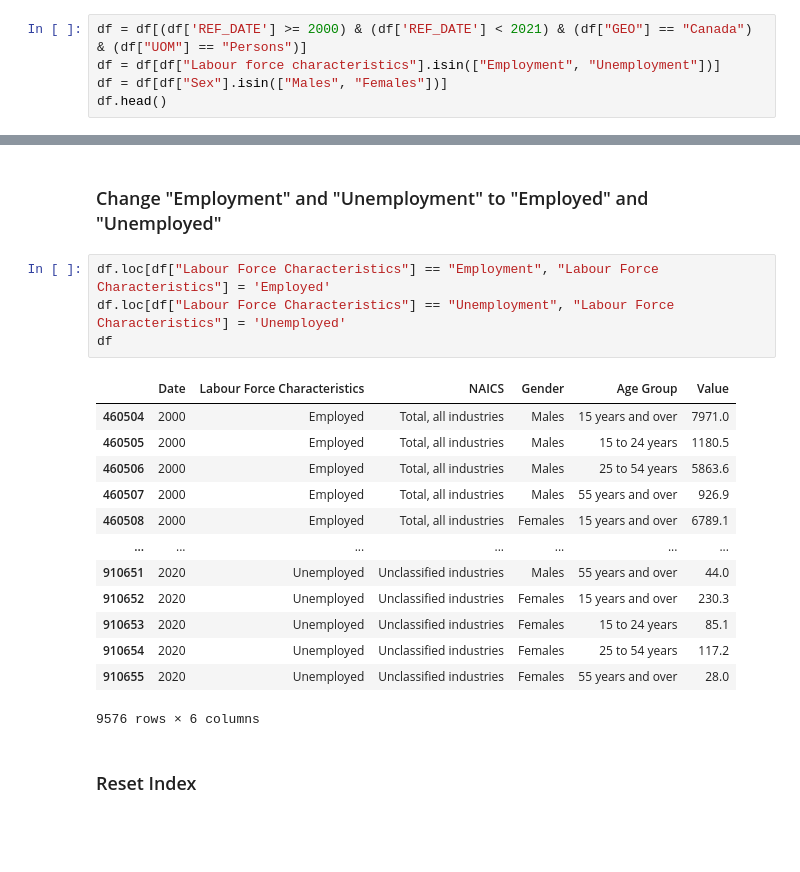
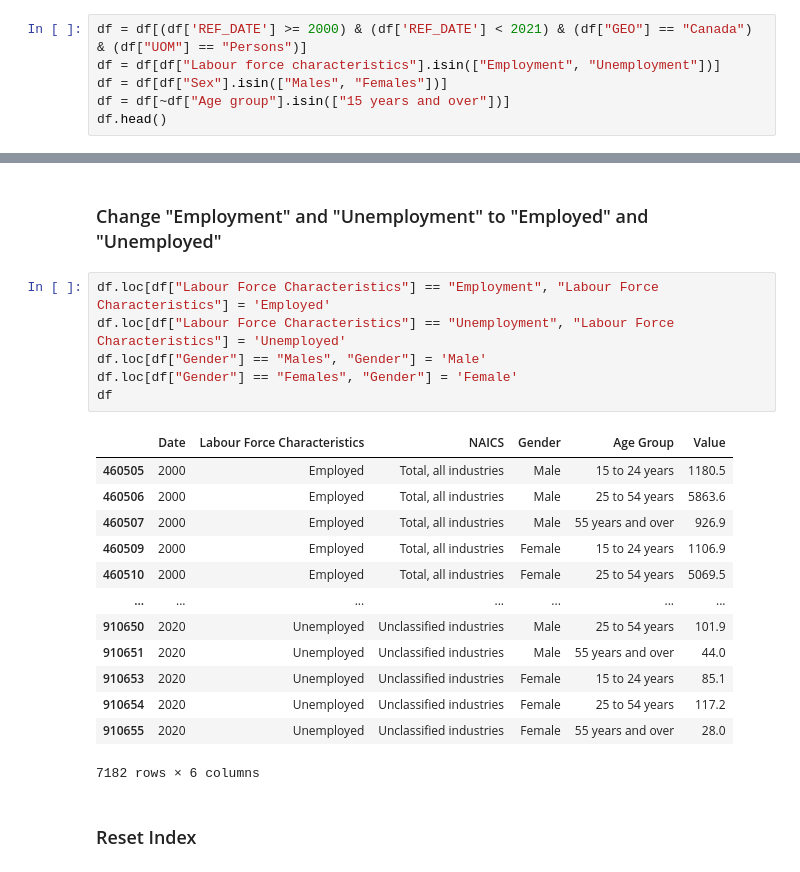
Before and after one commit to KhaledElbasiouni/CSI4142-Project, a Jupyter notebook: data-staging-employment.ipynb, the cells around one changed output, grey strips where cells are left out. Drawn from its saved outputs; the diff is of its cells as text; blank space fills up the shorter version.

Commit message:
Renaming genders and removing aggregated age

```diff
--- a/data-staging-employment.ipynb
+++ b/data-staging-employment.ipynb
@@ -20,6 +20,7 @@ df.head()
 df = df[(df['REF_DATE'] >= 2000) & (df['REF_DATE'] < 2021) & (df["GEO"] == "Canada") & (df["UOM"] == "Persons")]
 df = df[df["Labour force characteristics"].isin(["Employment", "Unemployment"])]
 df = df[df["Sex"].isin(["Males", "Females"])]
+df = df[~df["Age group"].isin(["15 years and over"])]
 df.head()
 # %% [output]
 |  | REF_DATE | GEO | DGUID | Labour force characteristics | North American Industry Classific... | Sex | Age group | UOM | ... |
@@ -67,21 +66,23 @@ df
 # %%
 df.loc[df["Labour Force Characteristics"] == "Employment", "Labour Force Characteristics"] = 'Employed'
 df.loc[df["Labour Force Characteristics"] == "Unemployment", "Labour Force Characteristics"] = 'Unemployed'
+df.loc[df["Gender"] == "Males", "Gender"] = 'Male'
+df.loc[df["Gender"] == "Females", "Gender"] = 'Female'
 df
 # %% [output]
 |  | Date | Labour Force Characteristics | NAICS | Gender | Age Group | Value |
-| 460504 | 2000 | Employed | Total, all industries | Males | 15 years and over | 7971.0 |
-| 460505 | 2000 | Employed | Total, all industries | Males | 15 to 24 years | 1180.5 |
-| 460506 | 2000 | Employed | Total, all industries | Males | 25 to 54 years | 5863.6 |
-| 460507 | 2000 | Employed | Total, all industries | Males | 55 years and over | 926.9 |
-| 460508 | 2000 | Employed | Total, all industries | Females | 15 years and over | 6789.1 |
+| 460505 | 2000 | Employed | Total, all industries | Male | 15 to 24 years | 1180.5 |
+| 460506 | 2000 | Employed | Total, all industries | Male | 25 to 54 years | 5863.6 |
+| 460507 | 2000 | Employed | Total, all industries | Male | 55 years and over | 926.9 |
+| 460509 | 2000 | Employed | Total, all industries | Female | 15 to 24 years | 1106.9 |
+| 460510 | 2000 | Employed | Total, all industries | Female | 25 to 54 years | 5069.5 |
 | ... | ... | ... | ... | ... | ... | ... |
-| 910651 | 2020 | Unemployed | Unclassified industries | Males | 55 years and over | 44.0 |
-| 910652 | 2020 | Unemployed | Unclassified industries | Females | 15 years and over | 230.3 |
-| 910653 | 2020 | Unemployed | Unclassified industries | Females | 15 to 24 years | 85.1 |
-| 910654 | 2020 | Unemployed | Unclassified industries | Females | 25 to 54 years | 117.2 |
-| 910655 | 2020 | Unemployed | Unclassified industries | Females | 55 years and over | 28.0 |
+| 910650 | 2020 | Unemployed | Unclassified industries | Male | 25 to 54 years | 101.9 |
+| 910651 | 2020 | Unemployed | Unclassified industries | Male | 55 years and over | 44.0 |
+| 910653 | 2020 | Unemployed | Unclassified industries | Female | 15 to 24 years | 85.1 |
+| 910654 | 2020 | Unemployed | Unclassified industries | Female | 25 to 54 years | 117.2 |
+| 910655 | 2020 | Unemployed | Unclassified industries | Female | 55 years and over | 28.0 |
-9576 rows × 6 columns
+7182 rows × 6 columns
 # %% [markdown]
 ### Reset Index
 # %%
```
Also changed, not shown: parts of 9 cells of this notebook.
